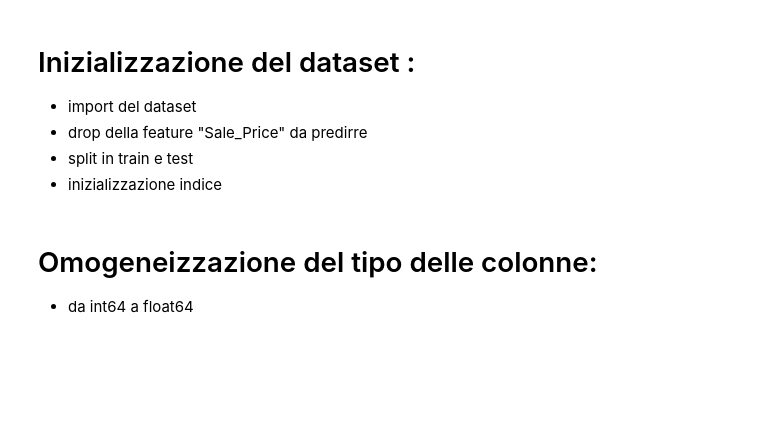
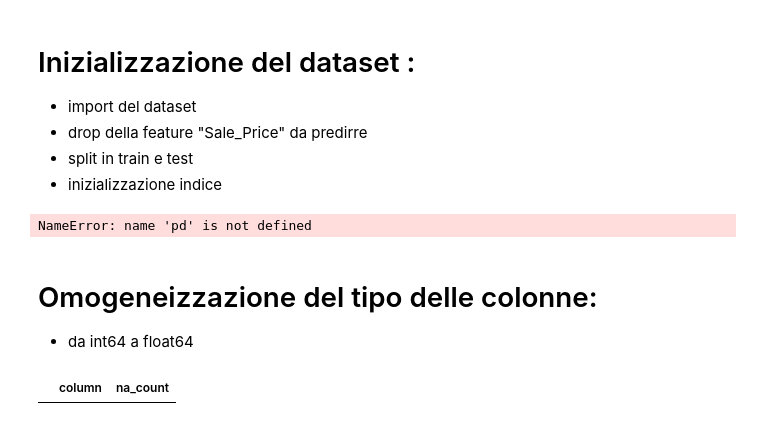
Before and after one commit to TheBrex/Ames_house_Price_Prediction, a Jupyter notebook: data_clean.ipynb, the cells around one changed output. Drawn from its saved outputs; the diff is of its cells as text; code cells hidden in the pictures; blank space fills up the shorter version.

```diff
--- a/data_clean.ipynb
+++ b/data_clean.ipynb
@@ -13,27 +19,29 @@ from sklearn.model_selection import train_test_split
 - split in train e test
 - inizializzazione indice
 # %%
+house_df = pd.read_csv('dataset/dataHouse.csv')
+def load_and_split():
 
-def load_and_split():
 
     #displayed column range increased
     pd.set_option("display.max_columns", 100)
-    X=house_df.iloc[:,:1]
-    y=house_df.iloc[:,1:]
-
-    # drop label to predict
-    house_df.drop('Sale_Price', axis=1)
+    X=house_df
+    y=house_df["Sale_Price"]
 
     #split dataset test and train
-    X_train, X_test,y_train, y_test = train_test_split(X,y,
-                                    test_size=0.25,
-                                    random_state=0)
+    return train_test_split(X,y,test_size=0.25)
 
 # set id column as new dataset index
 def set_new_index():
     house_df.set_index('id', inplace=True)
 
 #read dataset
-house_df = pd.read_csv('dataset/dataHouse.csv')
-load_and_split()
+
+X_train, X_test,y_train, y_test = load_and_split()
+#export train and test to csv
+X_test.to_csv('dataset/test_data.csv', index=False)
+X_train.to_csv('dataset/train_data.csv', index=False)
+
 set_new_index()
+# %% [output]
+NameError: name 'pd' is not defined
@@ -63,3 +69,7 @@ transform_bathroom()
+# %%
+identify_columns_with_na(house_df) # 0 columns with NaN values (LUCKY!)
+# %% [output]
+|  | column | na_count |
 # %%
 
 ALL_COLUMNS = set(house_df.columns.array) #create set with all column name
```
Also changed, not shown: parts of 17 cells of this notebook, 9 other files.
